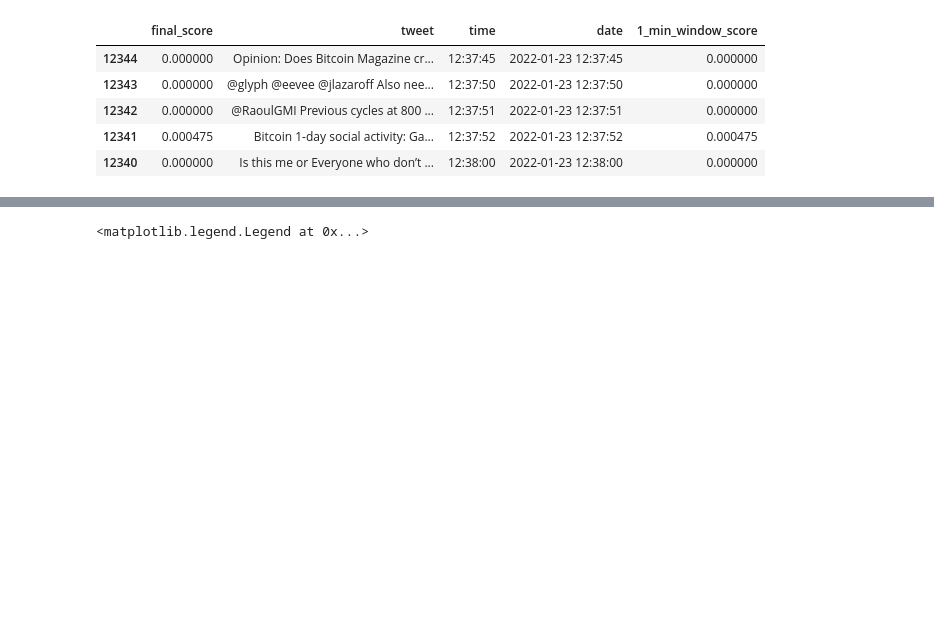
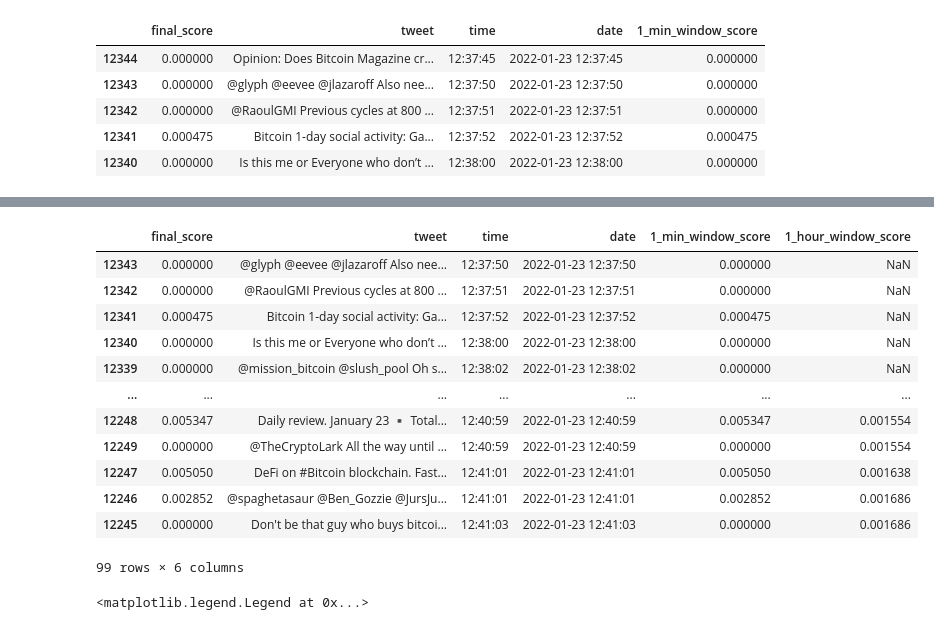
Before and after one commit to vishaljha2121/LiveCryptoSentiment, a Jupyter notebook: Notebooks/PreprocessingNLP.ipynb, the cells around one changed output, grey strips where cells are left out. Saved outputs shown, nothing was run; the diff lists cells and outputs as text; code cells hidden in the pictures; blank space fills up the shorter version.

```diff
--- a/Notebooks/PreprocessingNLP.ipynb
+++ b/Notebooks/PreprocessingNLP.ipynb
@@ -251,3 +268,19 @@ df.head()
+# %%
+df[1:100]
+# %% [output]
+|  | final_score | tweet | time | date | 1_min_window_score | 1_hour_window_score |
+| 12343 | 0.000000 | @glyph @eevee @jlazaroff Also nee... | 12:37:50 | 2022-01-23 12:37:50 | 0.000000 | NaN |
+| 12342 | 0.000000 | @RaoulGMI Previous cycles at 800 ... | 12:37:51 | 2022-01-23 12:37:51 | 0.000000 | NaN |
+| 12341 | 0.000475 | Bitcoin 1-day social activity: Ga... | 12:37:52 | 2022-01-23 12:37:52 | 0.000475 | NaN |
+| 12340 | 0.000000 | Is this me or Everyone who don’t ... | 12:38:00 | 2022-01-23 12:38:00 | 0.000000 | NaN |
+| 12339 | 0.000000 | @mission_bitcoin @slush_pool Oh s... | 12:38:02 | 2022-01-23 12:38:02 | 0.000000 | NaN |
+| ... | ... | ... | ... | ... | ... | ... |
+| 12248 | 0.005347 | Daily review. January 23 ▪️ Total... | 12:40:59 | 2022-01-23 12:40:59 | 0.005347 | 0.001554 |
+| 12249 | 0.000000 | @TheCryptoLark All the way until ... | 12:40:59 | 2022-01-23 12:40:59 | 0.000000 | 0.001554 |
+| 12247 | 0.005050 | DeFi on #Bitcoin blockchain. Fast... | 12:41:01 | 2022-01-23 12:41:01 | 0.005050 | 0.001638 |
+| 12246 | 0.002852 | @spaghetasaur @Ben_Gozzie @JursJu... | 12:41:01 | 2022-01-23 12:41:01 | 0.002852 | 0.001686 |
+| 12245 | 0.000000 | Don't be that guy who buys bitcoi... | 12:41:03 | 2022-01-23 12:41:03 | 0.000000 | 0.001686 |
+99 rows × 6 columns
 # %%
 ## Plot the 1 minute window score using matplotlib as a value vs time graph
 plot = df.plot(x='time', y='1_min_window_score', figsize=(20,10), color='red', linewidth=2, legend=True)
```
Also changed, not shown: parts of 3 cells of this notebook, 3 other files.
